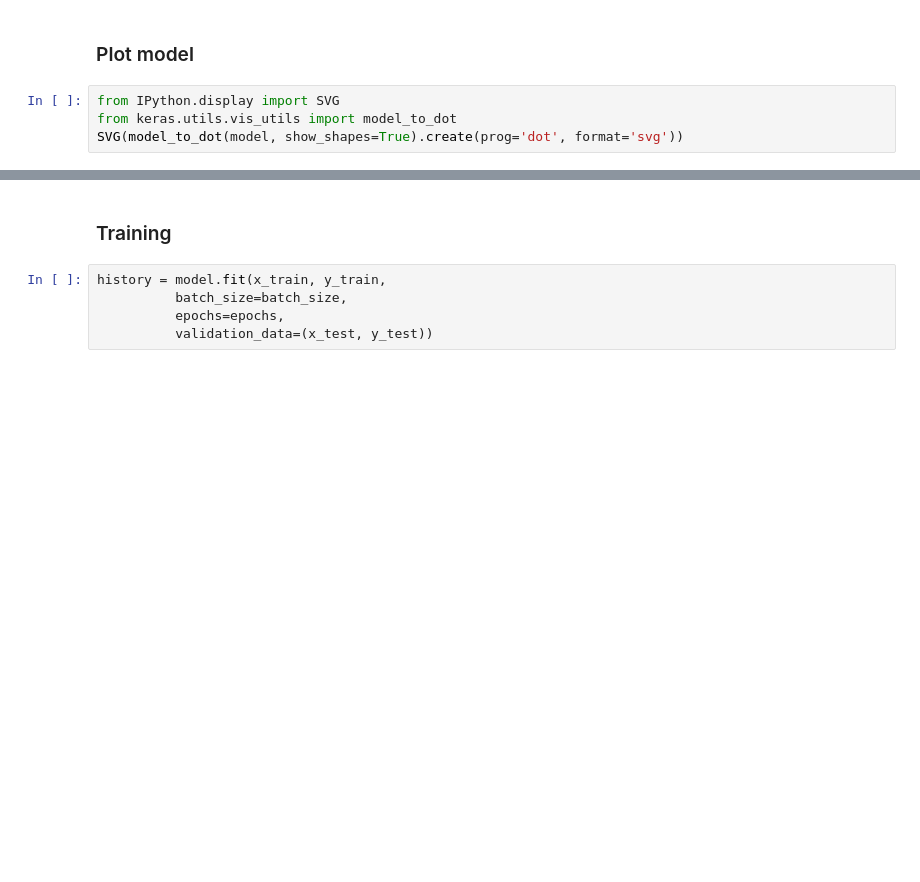
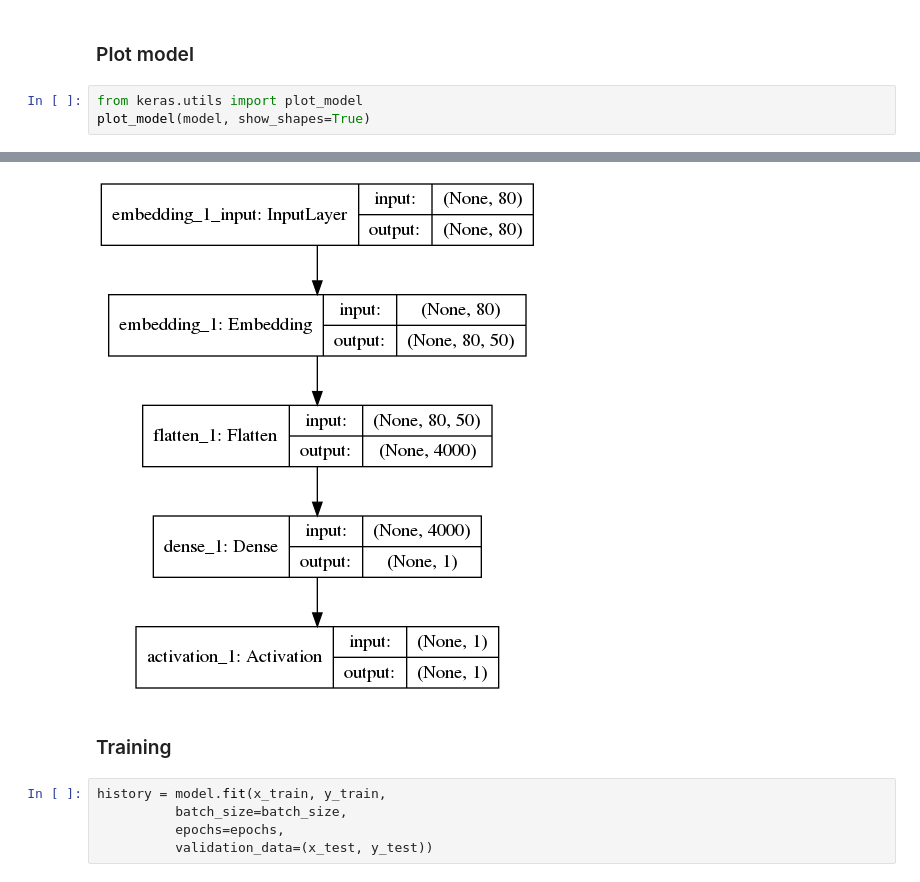
Before and after one commit to Unipisa/HLT, a Jupyter notebook: MLP.ipynb, the cells around one changed output, grey strips where cells are left out. Drawn from its saved outputs; the diff is of its cells as text; blank space fills up the shorter version.

```diff
--- a/MLP.ipynb
+++ b/MLP.ipynb
@@ -132,7 +122,6 @@ _________________________________________________________________
 # %% [markdown]
 ### Plot model
 # %%
-from IPython.display import SVG
-from keras.utils.vis_utils import model_to_dot
-SVG(model_to_dot(model, show_shapes=True).create(prog='dot', format='svg'))
+from keras.utils import plot_model
+plot_model(model, show_shapes=True)
 # %% [output]
@@ -140,3 +128,4 @@ SVG(model_to_dot(model, show_shapes=True).create(prog='dot', format='svg'))
+[figure, added]
 # %% [markdown]
 ### Training
 # %%
```
Also changed, not shown: parts of 13 cells of this notebook, 1 other file.
